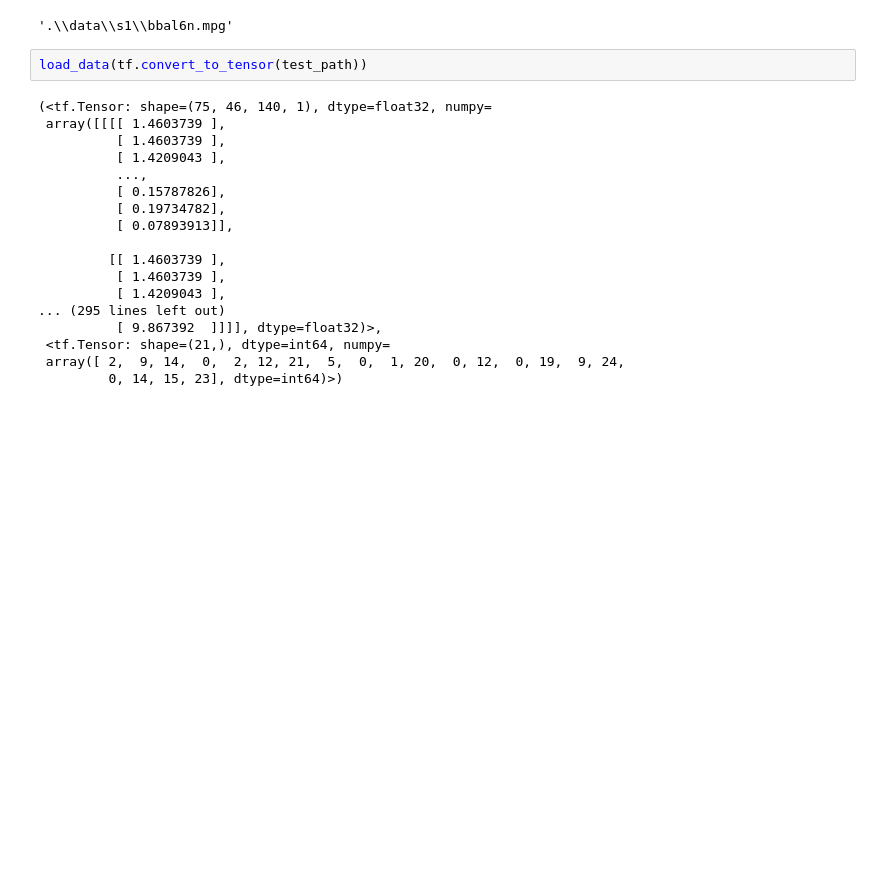
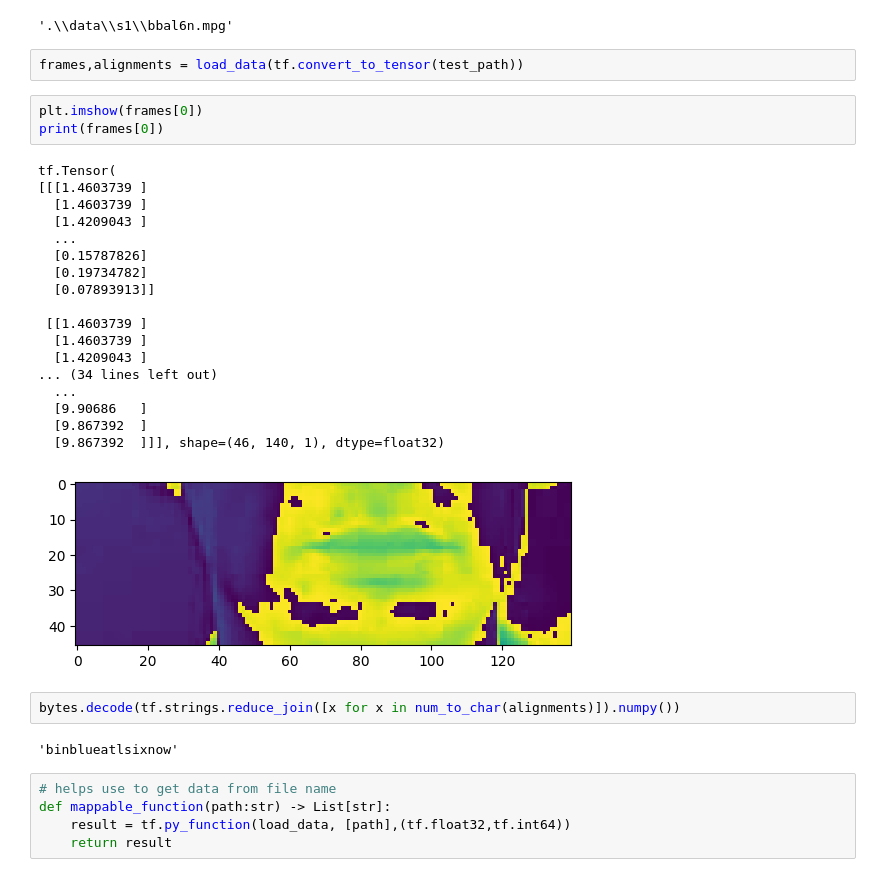
Before and after one commit to samuelrgr/Lip-Read-ML-Model, a Jupyter notebook: index.ipynb, the cells around one changed output. Saved outputs shown, nothing was run; the diff lists cells and outputs as text; blank space fills up the shorter version.

Commit message:
feat:added data pipeline

```diff
--- a/index.ipynb
+++ b/index.ipynb
@@ -96,22 +96,35 @@ tf.convert_to_tensor(test_path).numpy().decode('utf-8')
 # %% [output]
 '.\\data\\s1\\bbal6n.mpg'
 # %%
-load_data(tf.convert_to_tensor(test_path))
+frames,alignments = load_data(tf.convert_to_tensor(test_path))
-# %% [output]
-(<tf.Tensor: shape=(75, 46, 140, 1), dtype=float32, numpy=
- array([[[[ 1.4603739 ],
-          [ 1.4603739 ],
-          [ 1.4209043 ],
-          ...,
-          [ 0.15787826],
-          [ 0.19734782],
-          [ 0.07893913]],
-
-         [[ 1.4603739 ],
-          [ 1.4603739 ],
-          [ 1.4209043 ],
-... (295 lines left out)
-          [ 9.867392  ]]]], dtype=float32)>,
- <tf.Tensor: shape=(21,), dtype=int64, numpy=
- array([ 2,  9, 14,  0,  2, 12, 21,  5,  0,  1, 20,  0, 12,  0, 19,  9, 24,
-         0, 14, 15, 23], dtype=int64)>)
+# %%
+plt.imshow(frames[0])
+print(frames[0])
+# %% [output]
+tf.Tensor(
+[[[1.4603739 ]
+  [1.4603739 ]
+  [1.4209043 ]
+  ...
+  [0.15787826]
+  [0.19734782]
+  [0.07893913]]
+
+ [[1.4603739 ]
+  [1.4603739 ]
+  [1.4209043 ]
+... (34 lines left out)
+  ...
+  [9.90686   ]
+  [9.867392  ]
+  [9.867392  ]]], shape=(46, 140, 1), dtype=float32)
+[figure, added]
+# %%
+bytes.decode(tf.strings.reduce_join([x for x in num_to_char(alignments)]).numpy())
+# %% [output]
+'binblueatlsixnow'
+# %%
+# helps use to get data from file name
+def mappable_function(path:str) -> List[str]:
+    result = tf.py_function(load_data, [path],(tf.float32,tf.int64))
+    return result
```
Also changed, not shown: parts of 9 cells of this notebook.
